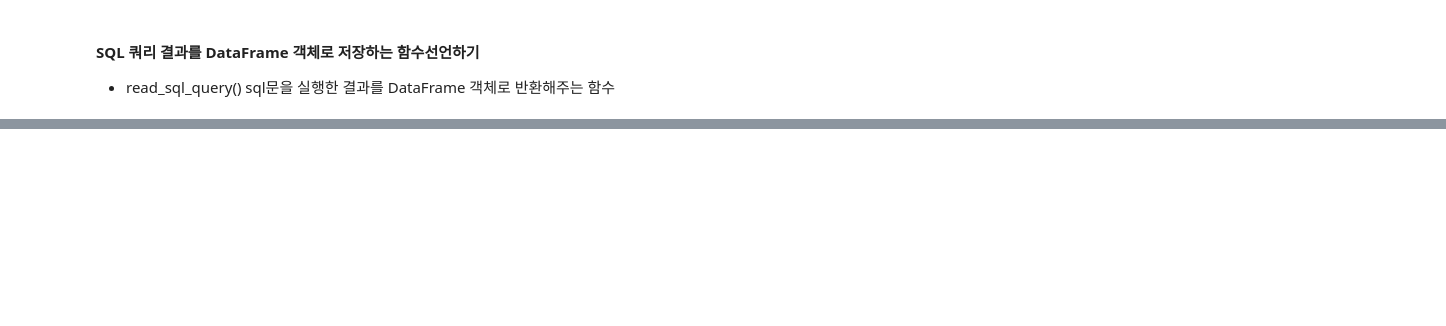
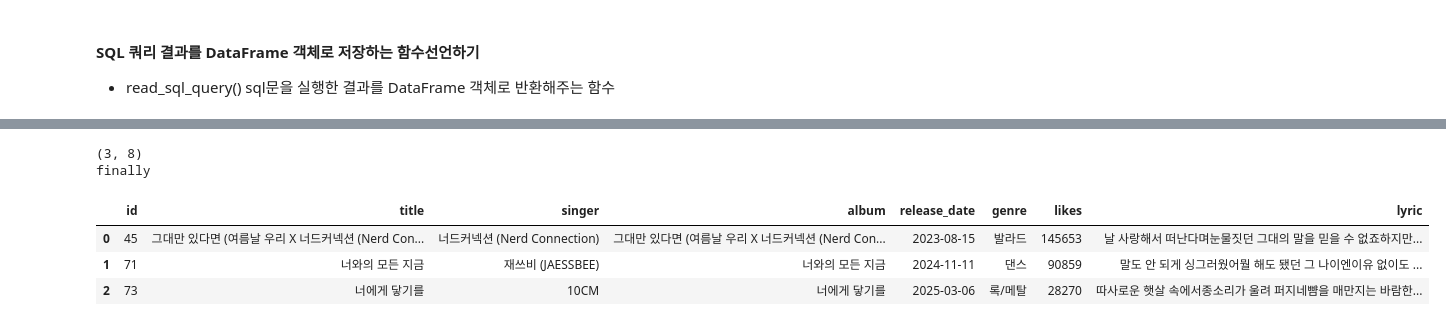
Before and after one commit to minju3212/Python_Webscraping_Analysis, a Jupyter notebook: 04.Melon100차트_데이터파싱_DB저장.ipynb, the cells around one changed output, grey strips where cells are left out. Drawn from its saved outputs; the diff is of its cells as text; code cells hidden in the pictures; blank space fills up the shorter version.

```diff
--- a/04.Melon100차트_데이터파싱_DB저장.ipynb
+++ b/04.Melon100차트_데이터파싱_DB저장.ipynb
@@ -511,0 +577,9 @@ engine Engine(mysql+pymysql://python:***@localhost:3306/python_db?charset=utf8mb
+# %%
+search_album('너')
+# %% [output]
+(3, 8)
+finally
+|  | id | title | singer | album | release_date | genre | likes | lyric |
+| 0 | 45 | 그대만 있다면 (여름날 우리 X 너드커넥션 (Nerd Con... | 너드커넥션 (Nerd Connection) | 그대만 있다면 (여름날 우리 X 너드커넥션 (Nerd Con... | 2023-08-15 | 발라드 | 145653 | 날 사랑해서 떠난다며눈물짓던 그대의 말을 믿을 수 없죠하지만... |
+| 1 | 71 | 너와의 모든 지금 | 재쓰비 (JAESSBEE) | 너와의 모든 지금 | 2024-11-11 | 댄스 | 90859 | 말도 안 되게 싱그러웠어뭘 해도 됐던 그 나이엔이유 없이도 ... |
+| 2 | 73 | 너에게 닿기를 | 10CM | 너에게 닿기를 | 2025-03-06 | 록/메탈 | 28270 | 따사로운 햇살 속에서종소리가 울려 퍼지네뺨을 매만지는 바람한... |
```
Also changed, not shown: parts of 14 cells of this notebook.
